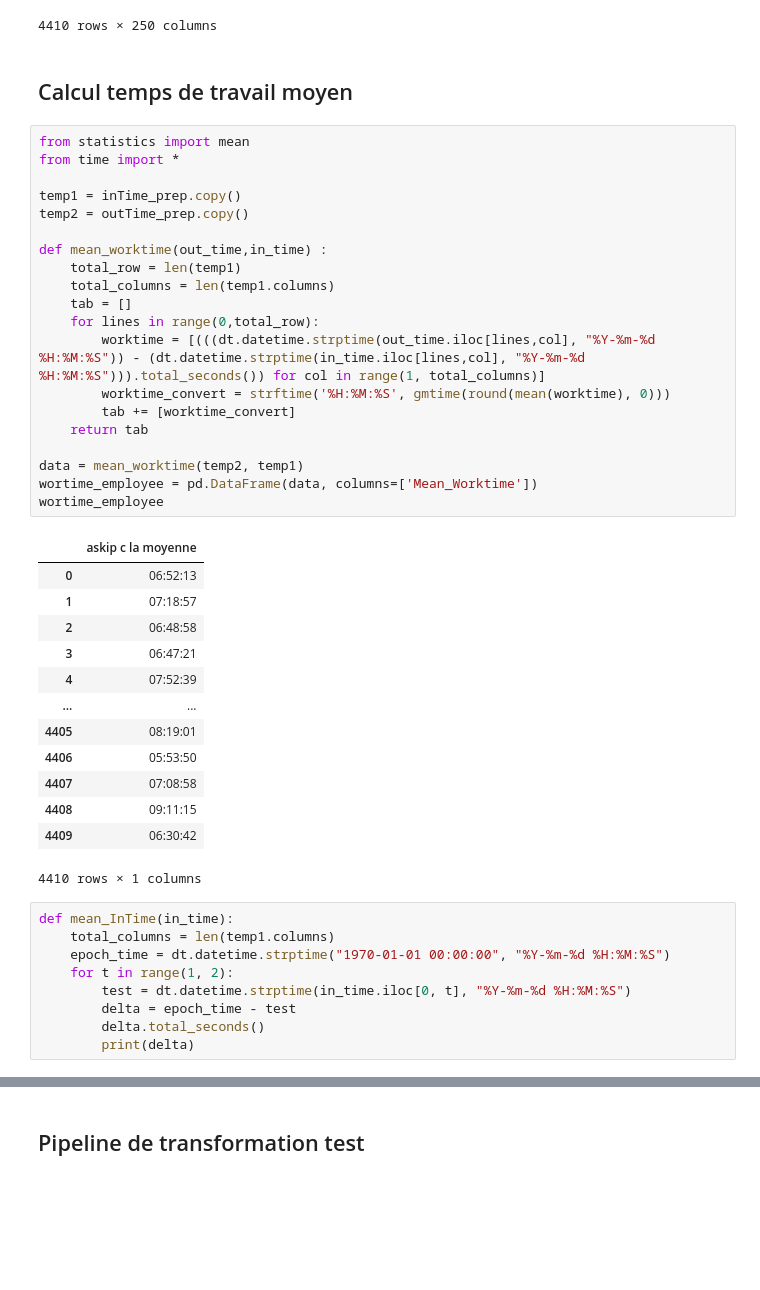
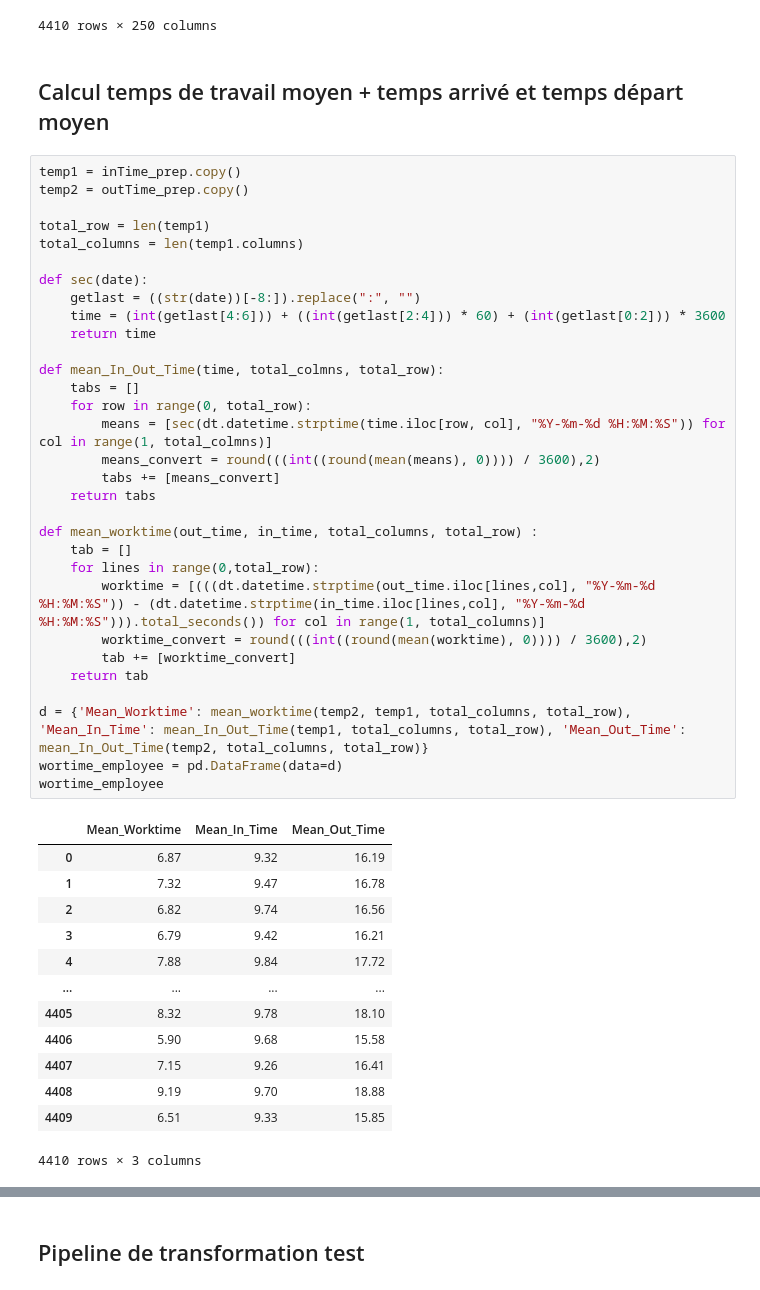
Before and after one commit to OscarPALISSOT/ML_Classifier_CESI_A4, a Jupyter notebook: notebook/Import_data.ipynb, the cells around one changed output, grey strips where cells are left out. Saved outputs shown, nothing was run; the diff lists cells and outputs as text; blank space fills up the shorter version.

Commit message:
mean wortime et in out time opti

```diff
--- a/notebook/Import_data.ipynb
+++ b/notebook/Import_data.ipynb
@@ -309,47 +310,49 @@ inTime_prep
 | 4409 | 4410 | 2015-01-02 09:59:09 | 2015-01-05 10:16:14 | 2015-01-06 09:52:30 | 2015-01-07 09:43:15 | 2015-01-08 10:06:55 | 2015-01-09 10:27:39 | 2015-01-12 09:47:35 | ... |
 4410 rows × 250 columns
 # %% [markdown]
-## Calcul temps de travail moyen
+## Calcul temps de travail moyen + temps arrivé et temps départ moyen
 # %%
-from statistics import mean
-from time import *
-
 temp1 = inTime_prep.copy()
 temp2 = outTime_prep.copy()
 
-def mean_worktime(out_time,in_time) :
-    total_row = len(temp1)
-    total_columns = len(temp1.columns)
+total_row = len(temp1)
+total_columns = len(temp1.columns)
+
+def sec(date):
+    getlast = ((str(date))[-8:]).replace(":", "")
+    time = (int(getlast[4:6])) + ((int(getlast[2:4])) * 60) + (int(getlast[0:2])) * 3600
+    return time
+
+def mean_In_Out_Time(time, total_colmns, total_row):
+    tabs = []
+    for row in range(0, total_row):
+        means = [sec(dt.datetime.strptime(time.iloc[row, col], "%Y-%m-%d %H:%M:%S")) for col in range(1, total_colmns)]
+        means_convert = round(((int((round(mean(means), 0)))) / 3600),2)
+        tabs += [means_convert]
+    return tabs
+
+def mean_worktime(out_time, in_time, total_columns, total_row) :
     tab = []
     for lines in range(0,total_row):
         worktime = [(((dt.datetime.strptime(out_time.iloc[lines,col], "%Y-%m-%d %H:%M:%S")) - (dt.datetime.strptime(in_time.iloc[lines,col], "%Y-%m-%d %H:%M:%S"))).total_seconds()) for col in range(1, total_columns)]
-        worktime_convert = strftime('%H:%M:%S', gmtime(round(mean(worktime), 0)))
+        worktime_convert = round(((int((round(mean(worktime), 0)))) / 3600),2)
         tab += [worktime_convert]
     return tab
 
-data = mean_worktime(temp2, temp1)
-wortime_employee = pd.DataFrame(data, columns=['Mean_Worktime'])
+d = {'Mean_Worktime': mean_worktime(temp2, temp1, total_columns, total_row), 'Mean_In_Time': mean_In_Out_Time(temp1, total_columns, total_row), 'Mean_Out_Time': mean_In_Out_Time(temp2, total_columns, total_row)}
+wortime_employee = pd.DataFrame(data=d)
 wortime_employee
 # %% [output]
-|  | askip c la moyenne |
-| 0 | 06:52:13 |
-| 1 | 07:18:57 |
-| 2 | 06:48:58 |
-| 3 | 06:47:21 |
-| 4 | 07:52:39 |
-| ... | ... |
-| 4405 | 08:19:01 |
-| 4406 | 05:53:50 |
-| 4407 | 07:08:58 |
-| 4408 | 09:11:15 |
-| 4409 | 06:30:42 |
+|  | Mean_Worktime | Mean_In_Time | Mean_Out_Time |
+| 0 | 6.87 | 9.32 | 16.19 |
+| 1 | 7.32 | 9.47 | 16.78 |
+| 2 | 6.82 | 9.74 | 16.56 |
+| 3 | 6.79 | 9.42 | 16.21 |
+| 4 | 7.88 | 9.84 | 17.72 |
+| ... | ... | ... | ... |
+| 4405 | 8.32 | 9.78 | 18.10 |
+| 4406 | 5.90 | 9.68 | 15.58 |
+| 4407 | 7.15 | 9.26 | 16.41 |
+| 4408 | 9.19 | 9.70 | 18.88 |
+| 4409 | 6.51 | 9.33 | 15.85 |
-4410 rows × 1 columns
+4410 rows × 3 columns
-# %%
-def mean_InTime(in_time):
-    total_columns = len(temp1.columns)
-    epoch_time = dt.datetime.strptime("1970-01-01 00:00:00", "%Y-%m-%d %H:%M:%S")
-    for t in range(1, 2):
-        test = dt.datetime.strptime(in_time.iloc[0, t], "%Y-%m-%d %H:%M:%S")
-        delta = epoch_time - test
-        delta.total_seconds()
-        print(delta)
```
Also changed, not shown: parts of 3 cells of this notebook.
